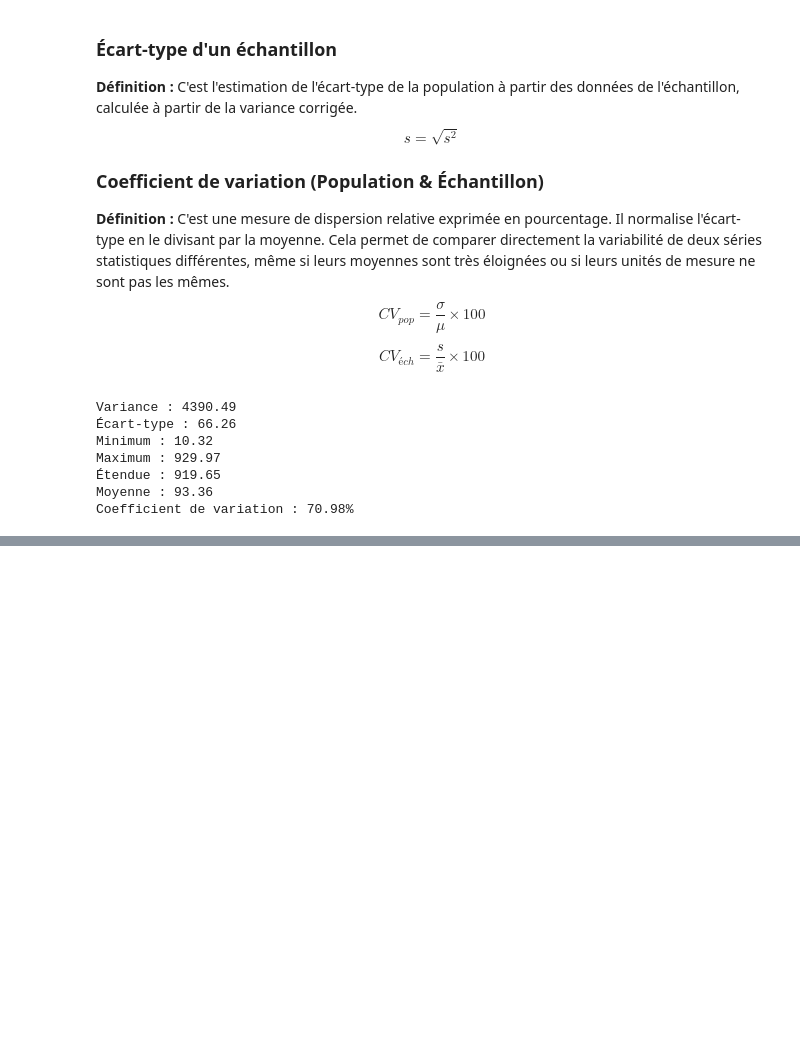
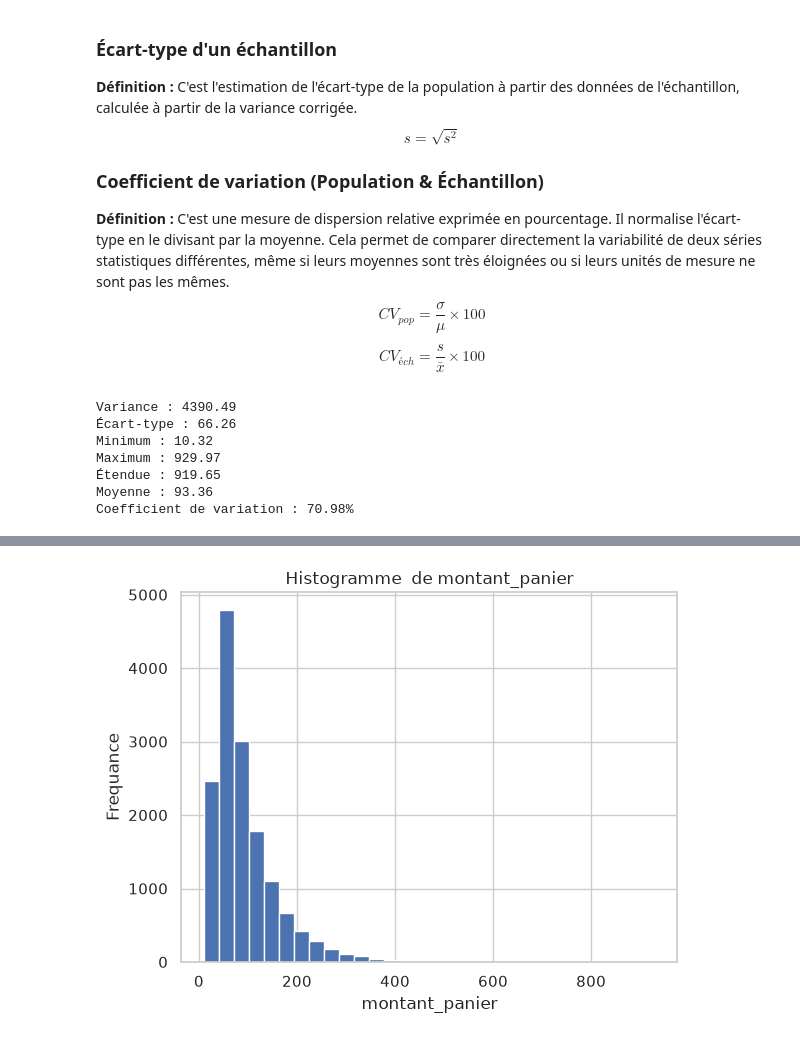
Before and after one commit to tchongwangbakayoko619-star/statistique_pour_machine_learning, a Jupyter notebook: 01_partie1_statistique_univariée.ipynb, the cells around one changed output, grey strips where cells are left out. Saved outputs shown, nothing was run; the diff lists cells and outputs as text; code cells hidden in the pictures; blank space fills up the shorter version.

Commit message:
graphe

```diff
--- a/01_partie1_statistique_univariée.ipynb
+++ b/01_partie1_statistique_univariée.ipynb
@@ -241,0 +388,10 @@ Coefficient de variation : 70.98%
+# %%
+# Histogramme
+plt.figure()
+plt.hist(serie,bins=30)
+plt.title(f"Histogramme  de {variable}")
+plt.xlabel(variable)
+plt.ylabel("Frequance")
+plt.show()
+# %% [output]
+[figure, added]
```
Also changed, not shown: parts of 8 cells of this notebook.
